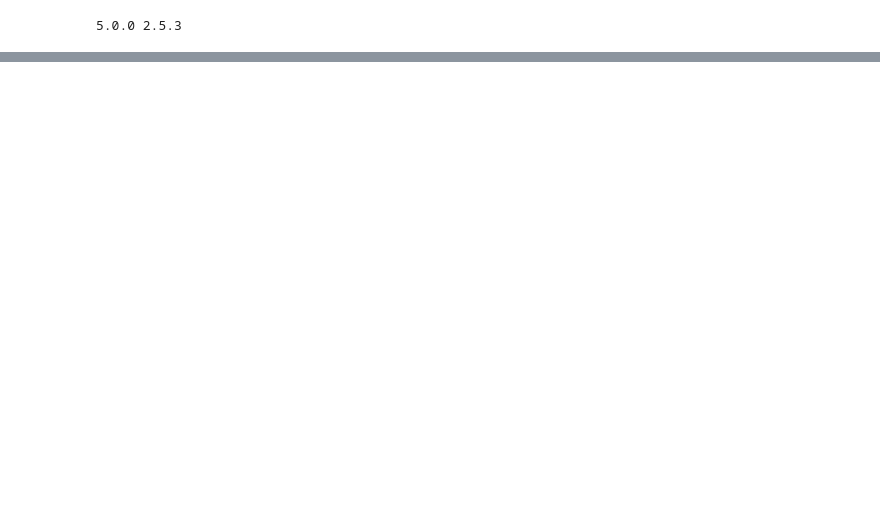
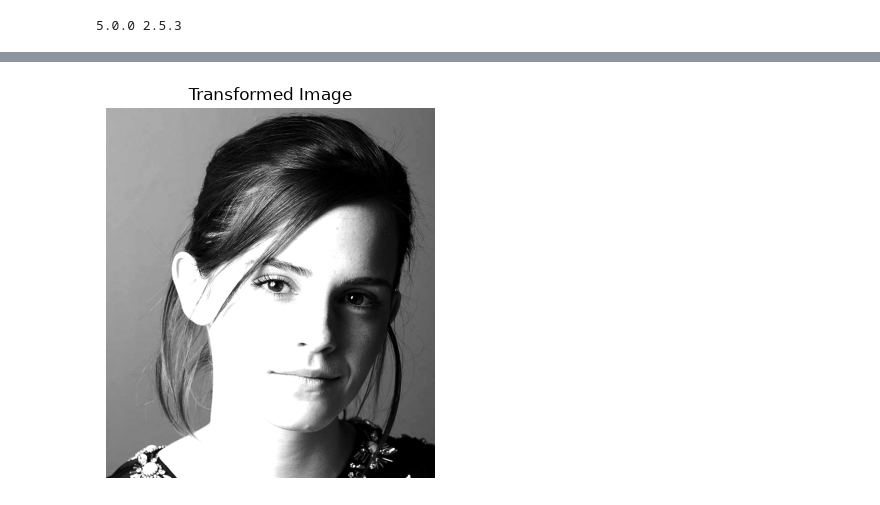
Before and after one commit to chelsijayakody/en3160-a01, a Jupyter notebook: assignmentt.ipynb, the cells around one changed output, grey strips where cells are left out. Drawn from its saved outputs; the diff is of its cells as text; code cells hidden in the pictures; blank space fills up the shorter version.

```diff
--- a/assignmentt.ipynb
+++ b/assignmentt.ipynb
@@ -47,0 +29,28 @@ print(os.listdir())
+# %%
+breakpoints = np.array([
+    [0,   0],
+    [50,  50],
+    [100, 150],
+    [150, 255],
+    [255, 255]
+])
+# %%
+def intensity_transform(im, breakpoints):
+    x = breakpoints[:, 0]
+    y = breakpoints[:, 1]
+
+    output = np.interp(im, x, y)
+
+    return output.astype(np.uint8)
+# %%
+transformed = intensity_transform(
+    image,
+    breakpoints
+)
+# %%
+plt.imshow(transformed, cmap="gray")
+plt.title("Transformed Image")
+plt.axis("off")
+plt.show()
+# %% [output]
+[figure, added]
```
Also changed, not shown: parts of 13 cells of this notebook.
